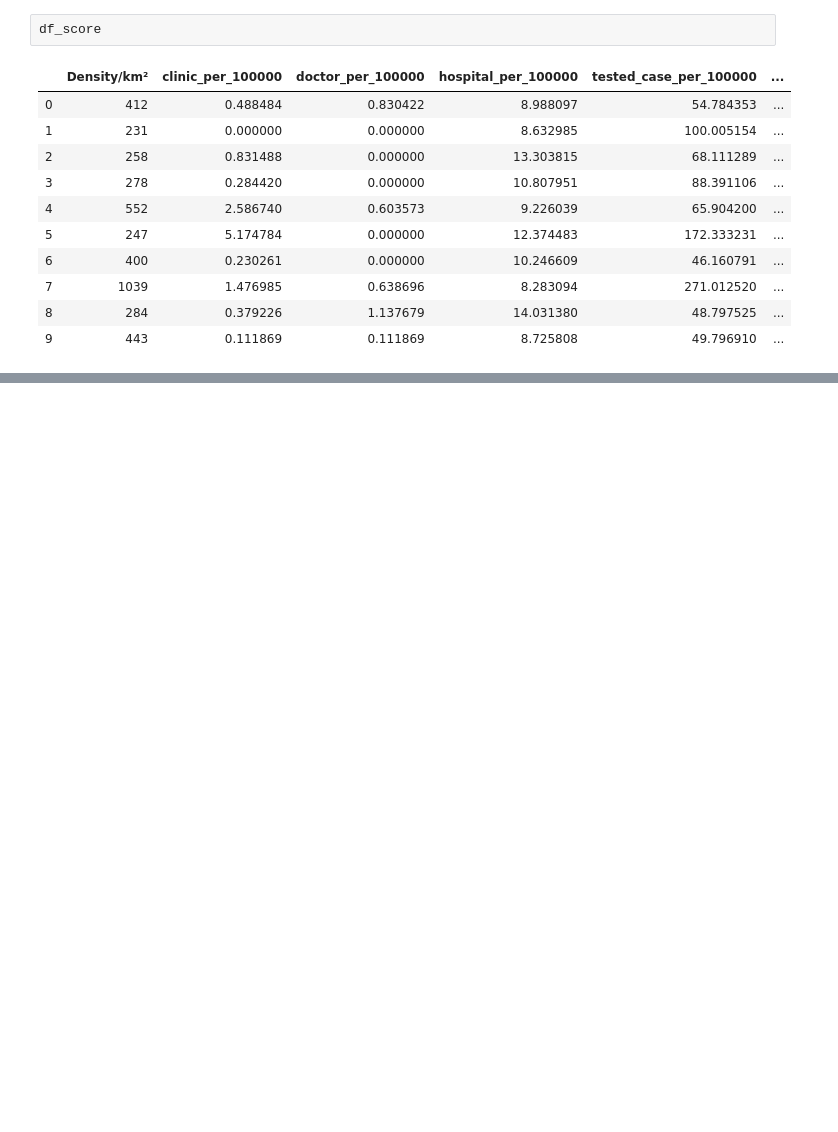
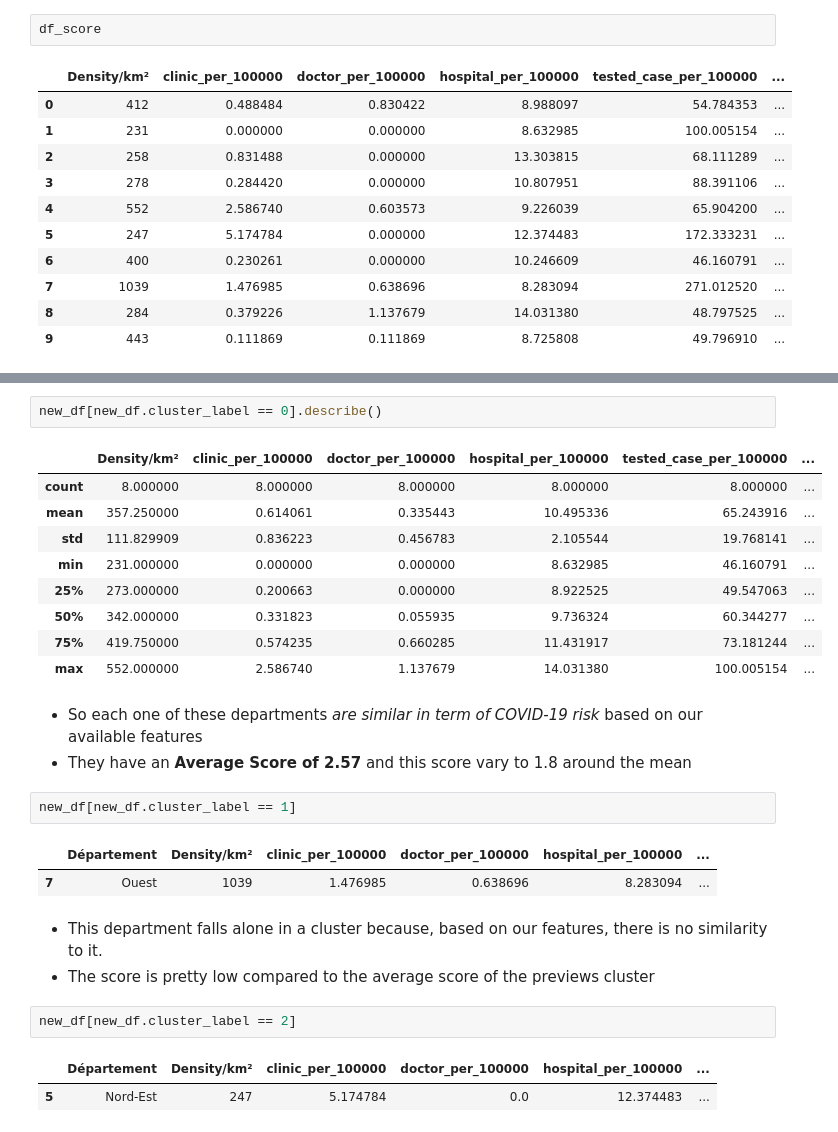
Before and after one commit to weinerkervens/Ayiti_Analytics_Capstone_Project, a Jupyter notebook: Notebooks/4- Notebook.ipynb, the cells around one changed output, grey strips where cells are left out. Saved outputs shown, nothing was run; the diff lists cells and outputs as text; blank space fills up the shorter version.

```diff
--- a/Notebooks/4- Notebook.ipynb
+++ b/Notebooks/4- Notebook.ipynb
@@ -273,0 +328,28 @@ new_df_1
+# %%
+new_df[new_df.cluster_label == 0].describe()
+# %% [output]
+|  | Density/km² | clinic_per_100000 | doctor_per_100000 | hospital_per_100000 | tested_case_per_100000 | ... |
+| count | 8.000000 | 8.000000 | 8.000000 | 8.000000 | 8.000000 | ... |
+| mean | 357.250000 | 0.614061 | 0.335443 | 10.495336 | 65.243916 | ... |
+| std | 111.829909 | 0.836223 | 0.456783 | 2.105544 | 19.768141 | ... |
+| min | 231.000000 | 0.000000 | 0.000000 | 8.632985 | 46.160791 | ... |
+| 25% | 273.000000 | 0.200663 | 0.000000 | 8.922525 | 49.547063 | ... |
+| 50% | 342.000000 | 0.331823 | 0.055935 | 9.736324 | 60.344277 | ... |
+| 75% | 419.750000 | 0.574235 | 0.660285 | 11.431917 | 73.181244 | ... |
+| max | 552.000000 | 2.586740 | 1.137679 | 14.031380 | 100.005154 | ... |
+# %% [markdown]
+* So each one of these departments *are similar in term of COVID-19 risk* based on our available features
+* They have an **Average Score of 2.57** and this score vary to 1.8 around the mean
+# %%
+new_df[new_df.cluster_label == 1]
+# %% [output]
+|  | Département | Density/km² | clinic_per_100000 | doctor_per_100000 | hospital_per_100000 | ... |
+| 7 | Ouest | 1039 | 1.476985 | 0.638696 | 8.283094 | ... |
+# %% [markdown]
+* This department falls alone in a cluster because, based on our features, there is no similarity to it.
+* The score is pretty low compared to the average score of the previews cluster
+# %%
+new_df[new_df.cluster_label == 2]
+# %% [output]
+|  | Département | Density/km² | clinic_per_100000 | doctor_per_100000 | hospital_per_100000 | ... |
+| 5 | Nord-Est | 247 | 5.174784 | 0.0 | 12.374483 | ... |
```
Also changed, not shown: parts of 67 cells of this notebook, 1 other file.
